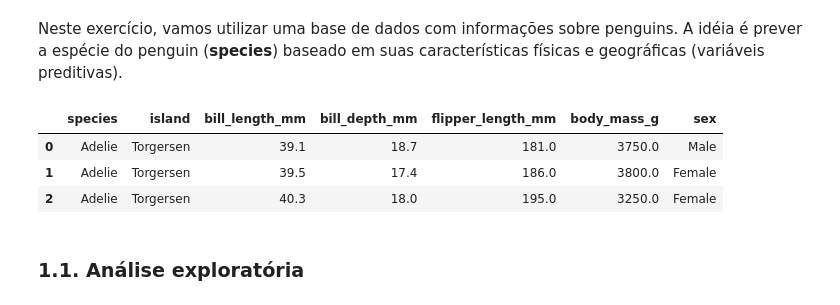
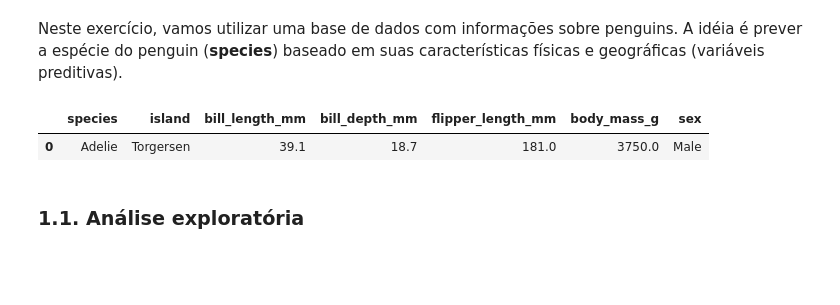
Before and after one commit to Ricardo-Filgueiras/Analista-de-dados-ebac, a Jupyter notebook: Modulo 24 - Aprendizado de maquina Classificação/P_A_dados_M24_Exercicio_resolvidoV1.ipynb, the cells around one changed output. Saved outputs shown, nothing was run; the diff lists cells and outputs as text; code cells hidden in the pictures; blank space fills up the shorter version.

```diff
--- a/Modulo 24 - Aprendizado de maquina Classificação/P_A_dados_M24_Exercicio_resolvidoV1.ipynb
+++ b/Modulo 24 - Aprendizado de maquina Classificação/P_A_dados_M24_Exercicio_resolvidoV1.ipynb
@@ -40,12 +46,10 @@ model = DecisionTreeClassifier()
 # %%
 penguim = sns.load_dataset('penguins')
 # %%
-penguim.head(3)
+penguim.head(1)
 # %% [output]
 |  | species | island | bill_length_mm | bill_depth_mm | flipper_length_mm | body_mass_g | sex |
 | 0 | Adelie | Torgersen | 39.1 | 18.7 | 181.0 | 3750.0 | Male |
-| 1 | Adelie | Torgersen | 39.5 | 17.4 | 186.0 | 3800.0 | Female |
-| 2 | Adelie | Torgersen | 40.3 | 18.0 | 195.0 | 3250.0 | Female |
 # %% [markdown]
 ### **1.1. Análise exploratória**
 # %% [markdown]
```
Also changed, not shown: parts of 27 cells of this notebook.
